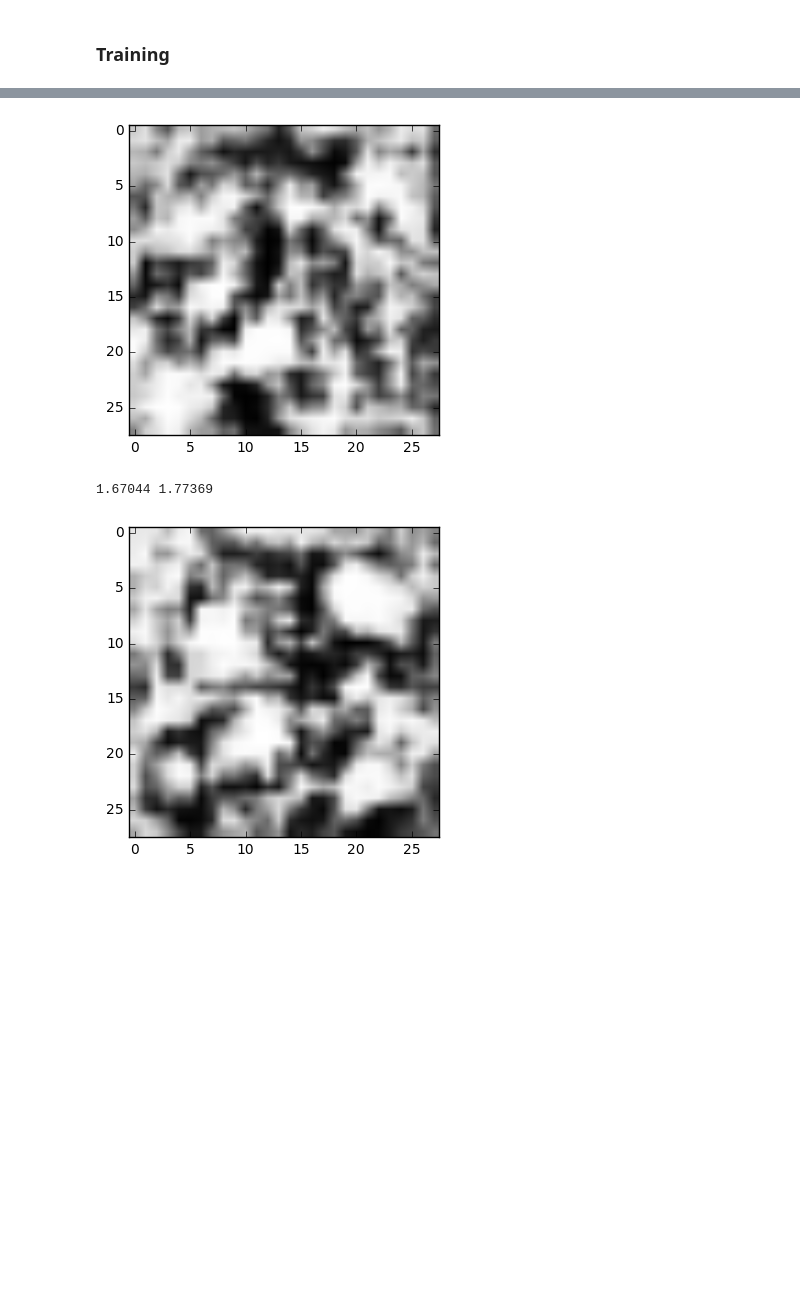
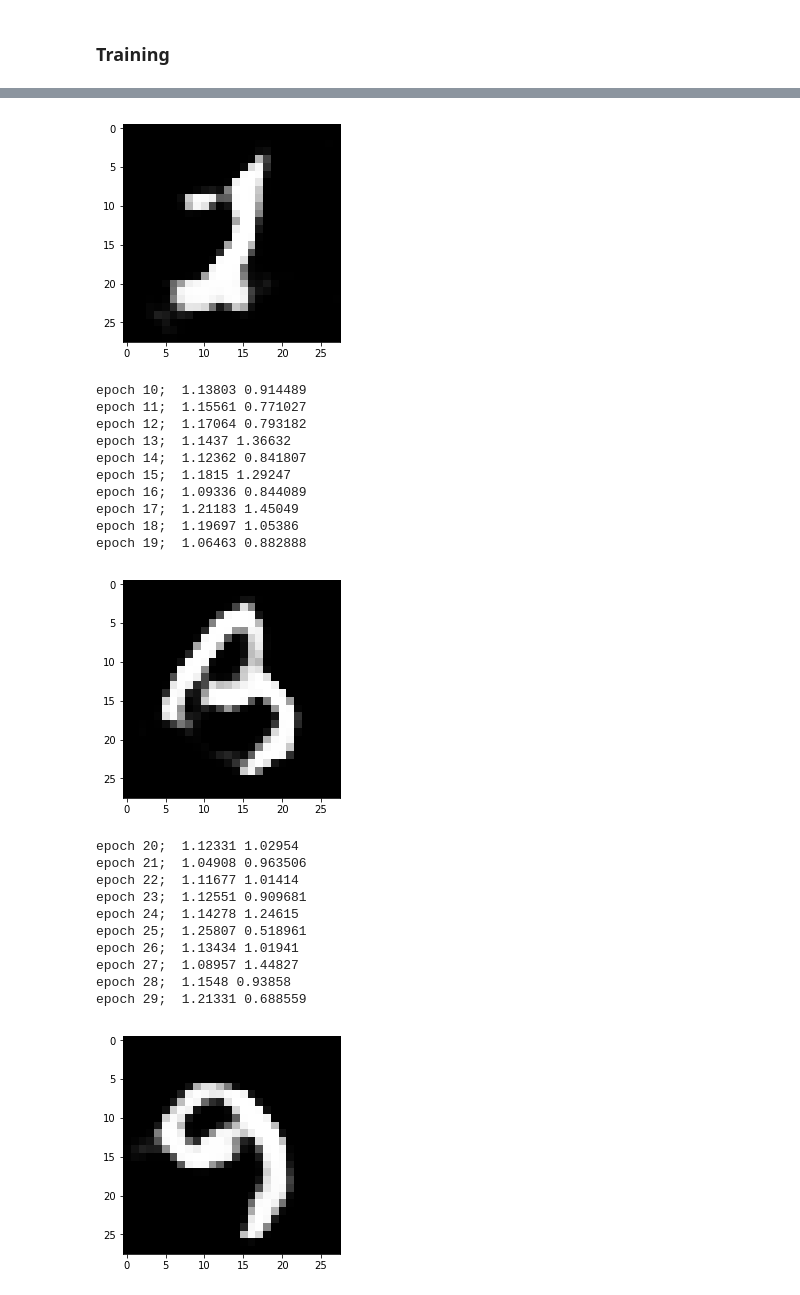
Before and after one commit to afcarl/deep-learning-practice, a Jupyter notebook: gan/DCGAN.ipynb, the cells around one changed output, grey strips where cells are left out. Saved outputs shown, nothing was run; the diff lists cells and outputs as text; code cells hidden in the pictures; blank space fills up the shorter version.

Commit message:
fix: training bugfix

```diff
--- a/gan/DCGAN.ipynb
+++ b/gan/DCGAN.ipynb
@@ -36,7 +36,7 @@ def conv2d(x, W_size, name, strides=[1, 1, 1, 1]):
     :return: returns conv layer with bias b added.
     """
     W = tf.get_variable(shape=W_size, name=name+"/weight")
-    b = tf.get_variable(shape=[W_size[3]], name=name+"/bias")
+    b = tf.get_variable(shape=W_size[3], name=name+"/bias")
     conv = tf.nn.conv2d(input=x, filter=W, strides=strides, padding="SAME")
     return conv + b
 # %% [markdown]
@@ -74,8 +74,8 @@ def generator(z, z_size, reuse=False, training=True):
     with tf.variable_scope("generator", reuse=reuse):
         # layer 1: fully connected layer
         # change the length of z such that it fits to conv layer
-        W_fc1 = tf.get_variable(shape=[100, 7*7*128], name="fc_weight")
-        b_fc1 = tf.get_variable(shape=[7*7*128], name="fc_bias")
+        W_fc1 = tf.get_variable(shape=[z_size, 7*7*128], name="fc_weight")
+        b_fc1 = tf.get_variable(shape=7*7*128, name="fc_bias")
         h_fc1 = tf.matmul(z, W_fc1) + b_fc1
         # now, (7*7*128, )
 
@@ -154,10 +154,10 @@ def loss(x, z, z_size):
     :return: d_loss, g_loss
     """
     # generate fake images
-    g_logits, g_model = generator(z=z, z_size=z_size, reuse=False, training=True)
+    g_logits, g_model = generator(z=z, z_size=z_size)
     # using real and fake images, get outputs of discriminator
-    d_real_logits, d_real_model = discriminator(x=x, reuse=False, training=True)
-    d_fake_logits, d_fake_model = discriminator(x=g_model, reuse=True, training=True)
+    d_real_logits, d_real_model = discriminator(x=x)
+    d_fake_logits, d_fake_model = discriminator(x=g_model, reuse=True)
 
     # define discriminator loss
     d_real_loss = tf.reduce_mean(
@@ -208,9 +208,8 @@ d_opt, g_opt = optimizer(d_loss, g_loss, learning_rate, beta1)
 # %% [markdown]
 ### Training
 # %%
-epochs = 200
-batch_size = 200
-learning_rate = 0.5
+epochs = 100
+batch_size = 100
 
 with tf.Session() as sess:
     sess.run(tf.global_variables_initializer())
@@ -218,20 +217,21 @@ with tf.Session() as sess:
         for i in range(batch_size):
             # get imgs, reshape and rescale to pass to discriminator
             batch = mnist.train.next_batch(batch_size)
-            real_imgs = batch[0].reshape((-1, 28, 28, 1))
+            real_imgs = batch[0].reshape(-1, 28, 28, 1)
             real_imgs = real_imgs*2 - 1
 
             # generate random vector for z
             rand_noise = np.random.uniform(-1, 1, size=(batch_size, z_size))
 
+
             # update discriminator and generator
-            sess.run(d_loss, feed_dict={x:real_imgs, z:rand_noise})
-            sess.run(g_loss, feed_dict={z:rand_noise})
+            sess.run(g_opt, feed_dict={x:real_imgs, z:rand_noise})
+            sess.run(d_opt, feed_dict={x:real_imgs, z:rand_noise})
 
         # print training losses
         train_loss_d = d_loss.eval({x:real_imgs, z:rand_noise})
         train_loss_g = g_loss.eval({z:rand_noise})
-        print(train_loss_d, train_loss_g)
+        print("epoch " + str(e) + "; ", train_loss_d, train_loss_g)
 
         # print generated images
         if (e+1)%10 == 0:
@@ -245,3 +254,23 @@ with tf.Session() as sess:
-[figure, old version]
+[figure, new version]
-1.67044 1.77369
+epoch 10;  1.13803 0.914489
+epoch 11;  1.15561 0.771027
+epoch 12;  1.17064 0.793182
+epoch 13;  1.1437 1.36632
+epoch 14;  1.12362 0.841807
+epoch 15;  1.1815 1.29247
+epoch 16;  1.09336 0.844089
+epoch 17;  1.21183 1.45049
+epoch 18;  1.19697 1.05386
+epoch 19;  1.06463 0.882888
-[figure, old version]
+[figure, new version]
+epoch 20;  1.12331 1.02954
+epoch 21;  1.04908 0.963506
+epoch 22;  1.11677 1.01414
+epoch 23;  1.12551 0.909681
+epoch 24;  1.14278 1.24615
+epoch 25;  1.25807 0.518961
+epoch 26;  1.13434 1.01941
+epoch 27;  1.08957 1.44827
+epoch 28;  1.1548 0.93858
+epoch 29;  1.21331 0.688559
+[figure, added]
```
Also changed, not shown: parts of 3 cells of this notebook.
